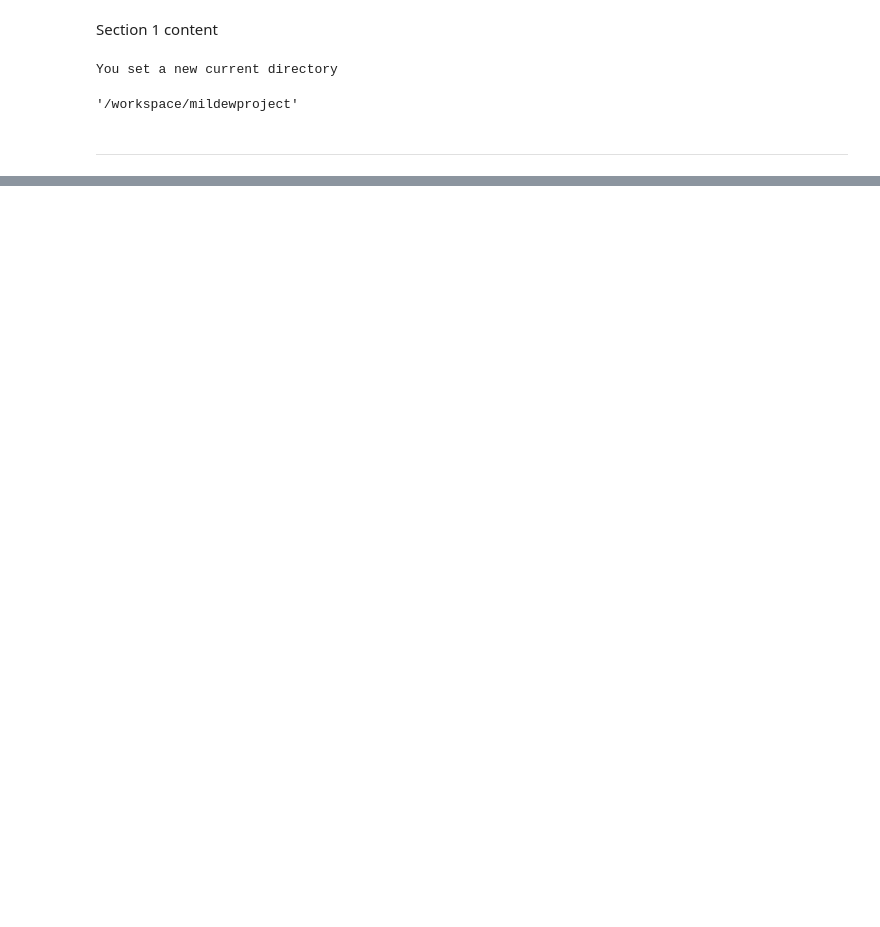
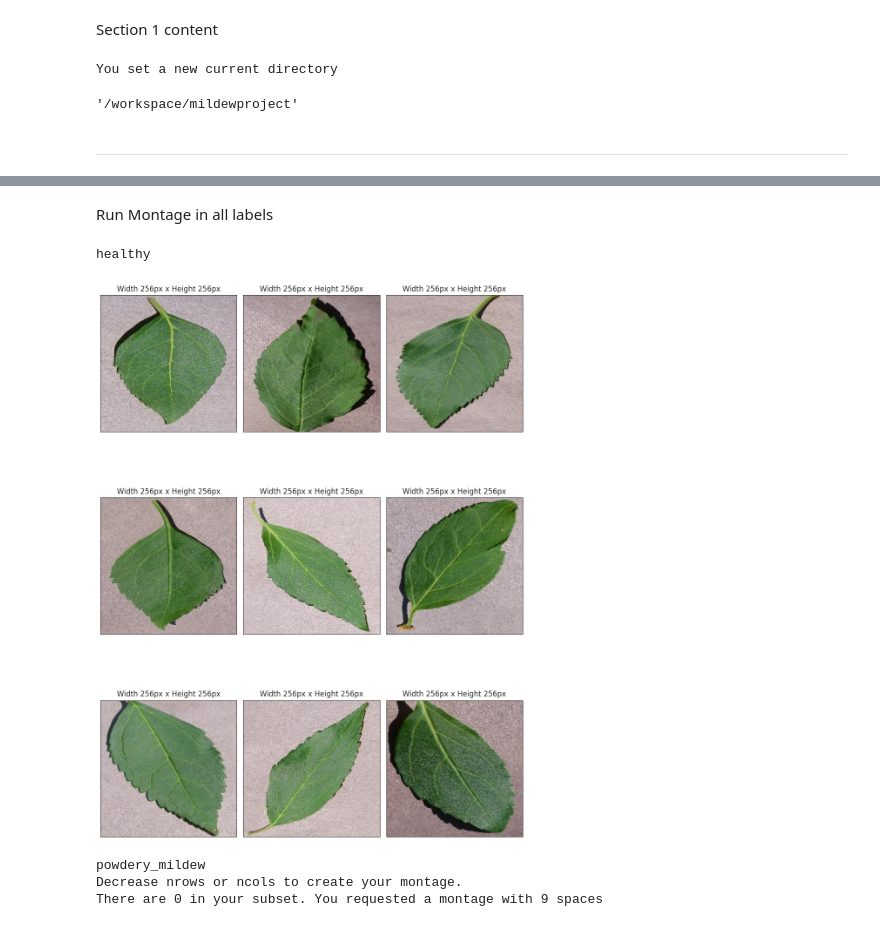
Before and after one commit to jtm2021/mildewproject, a Jupyter notebook: jupyter_notebooks/DataVisualization.ipynb, the cells around one changed output, grey strips where cells are left out. Saved outputs shown, nothing was run; the diff lists cells and outputs as text; code cells hidden in the pictures; blank space fills up the shorter version.

```diff
--- a/jupyter_notebooks/DataVisualization.ipynb
+++ b/jupyter_notebooks/DataVisualization.ipynb
@@ -44,0 +319,17 @@ Section 2 content
+# %% [markdown]
+Run Montage in all labels
+# %%
+for label in labels:
+  print(label)
+  image_montage(dir_path= train_path,
+                label_to_display= label,
+                nrows=3, ncols=3,
+                figsize=(10,15)
+                )
+  print("\n")
+# %% [output]
+healthy
+[figure, added]
+powdery_mildew
+Decrease nrows or ncols to create your montage.
+There are 0 in your subset. You requested a montage with 9 spaces
```
Also changed, not shown: parts of 36 cells of this notebook, 3 other files.
